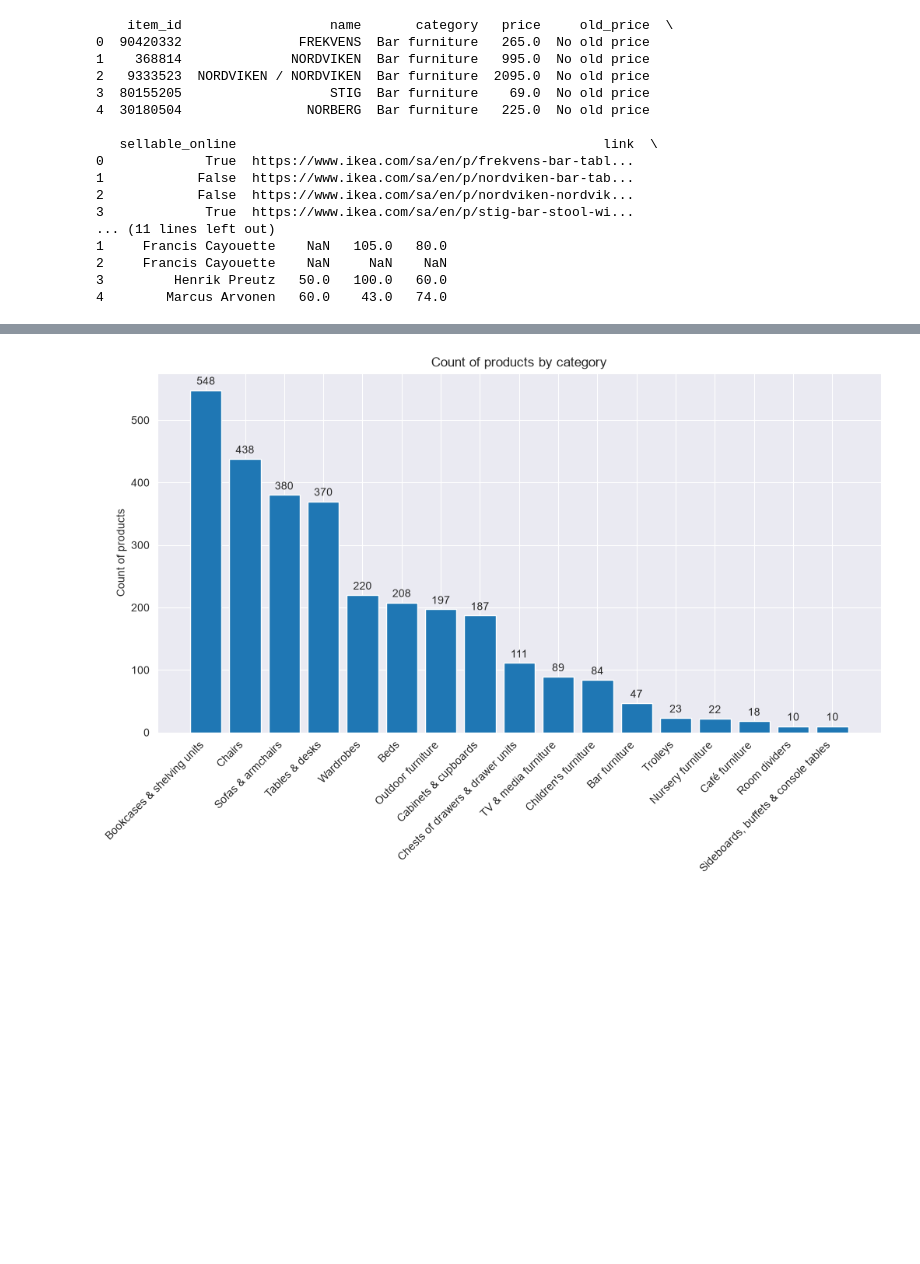
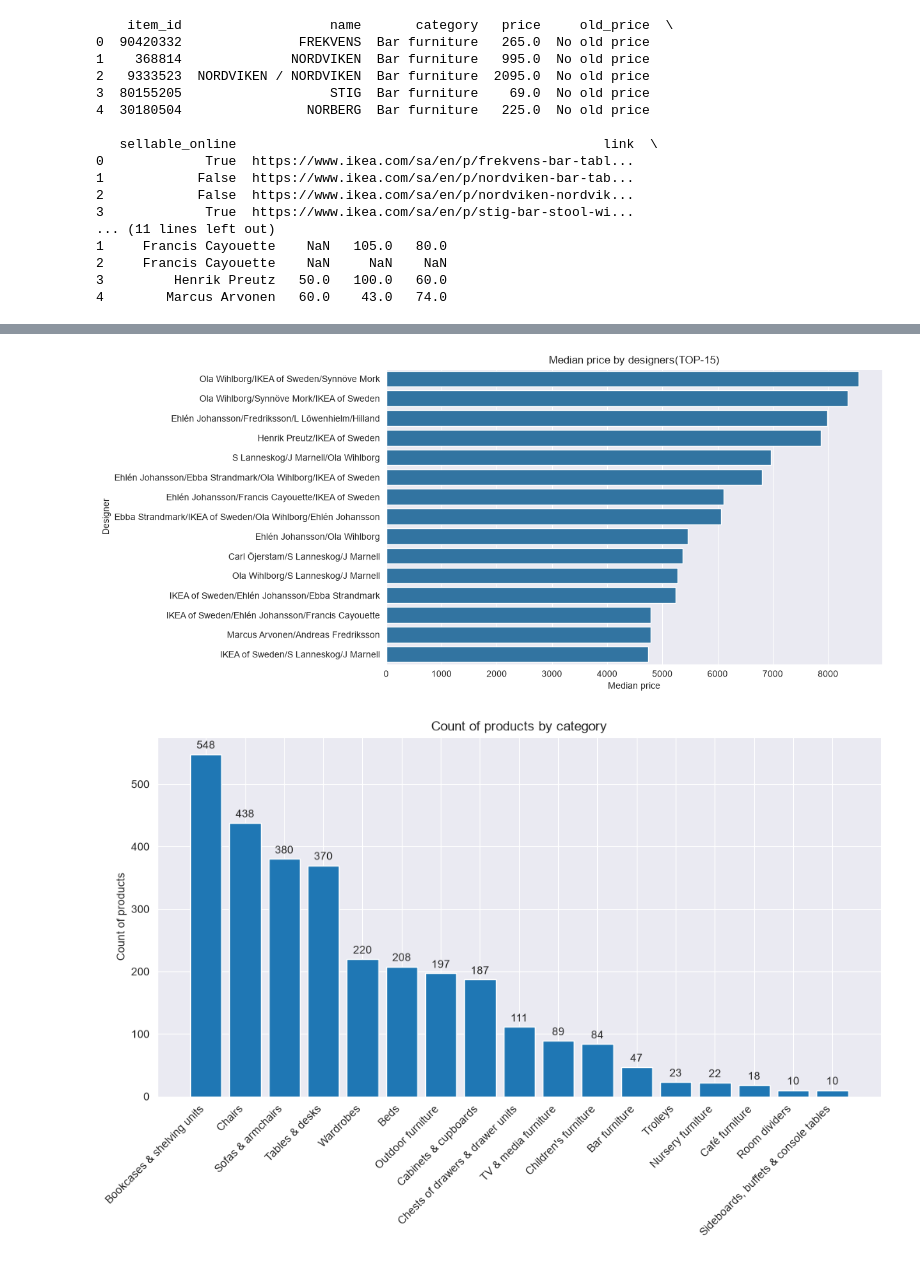
Before and after one commit to VladyslavDushka/Python.py, a Jupyter notebook: Final_Project_Vladyslav_Dushka.ipynb, the cells around one changed output, grey strips where cells are left out. Saved outputs shown, nothing was run; the diff lists cells and outputs as text; code cells hidden in the pictures; blank space fills up the shorter version.

```diff
--- a/Final_Project_Vladyslav_Dushka.ipynb
+++ b/Final_Project_Vladyslav_Dushka.ipynb
@@ -94,3 +90,19 @@ plt.ylabel('Count of products');
+# %%
+
+plt.figure(figsize=(10,6))
+
+designer_median = df.groupby(by = 'designer')['price'].median().sort_values(ascending = False).head(15)
+
+sns.barplot(
+    x = designer_median.values,
+    y = designer_median.index
+)
+
+plt.title('Median price by designers(TOP-15)')
+plt.xlabel('Median price')
+plt.ylabel('Designer');
+# %% [output]
+[figure, added]
 # %%
 cat_counts = df['category'].value_counts()
 
```
Also changed, not shown: parts of 11 cells of this notebook.
